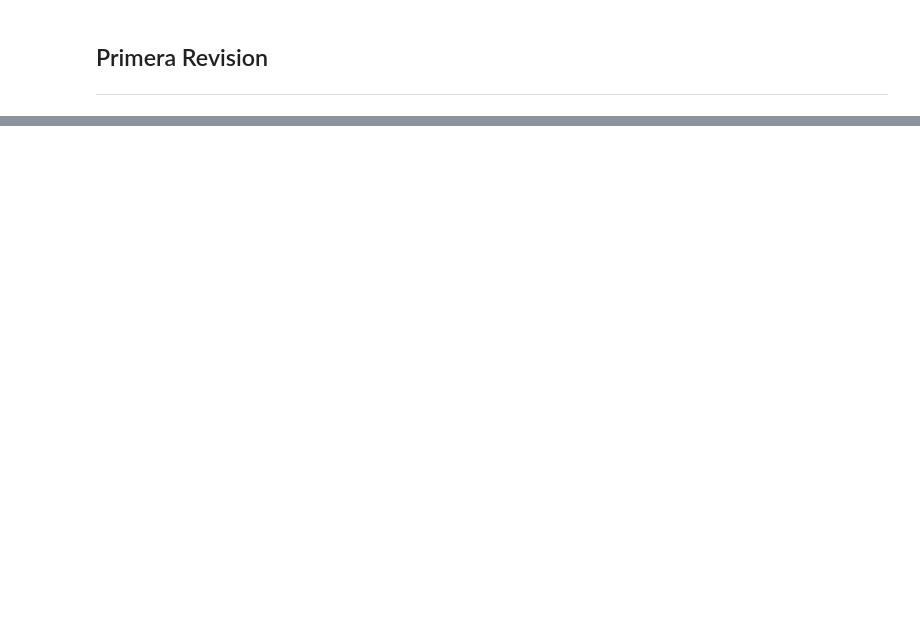
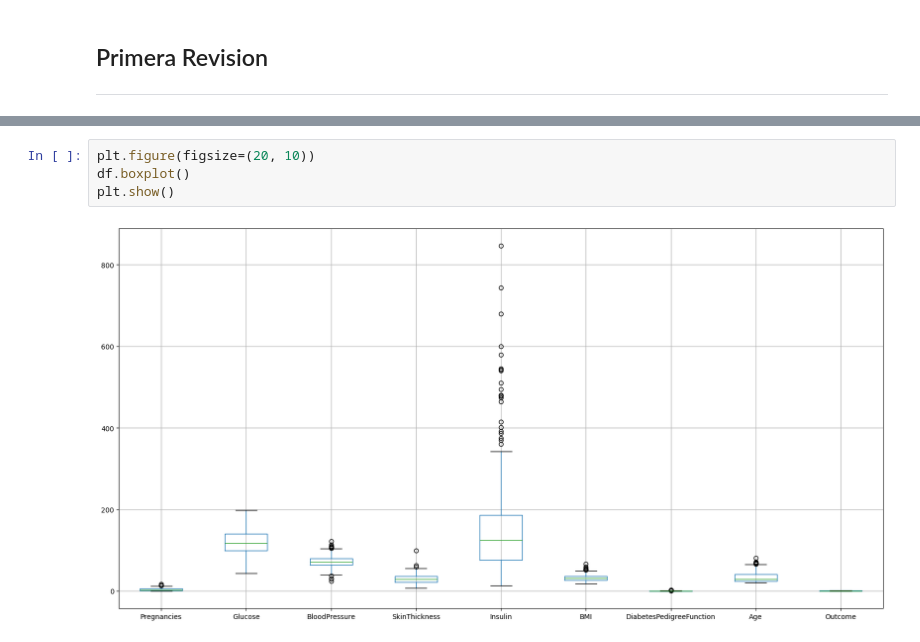
Before and after one commit to Cristobal-Yob/taller-final-pre, a Jupyter notebook: Taller3.ipynb, the cells around one changed output, grey strips where cells are left out. Drawn from its saved outputs; the diff is of its cells as text; blank space fills up the shorter version.

```diff
--- a/Taller3.ipynb
+++ b/Taller3.ipynb
@@ -129,0 +138,6 @@ plt.show()
+# %%
+plt.figure(figsize=(20, 10))
+df.boxplot()
+plt.show()
+# %% [output]
+[figure, added]
```
Also changed, not shown: parts of 41 cells of this notebook.
